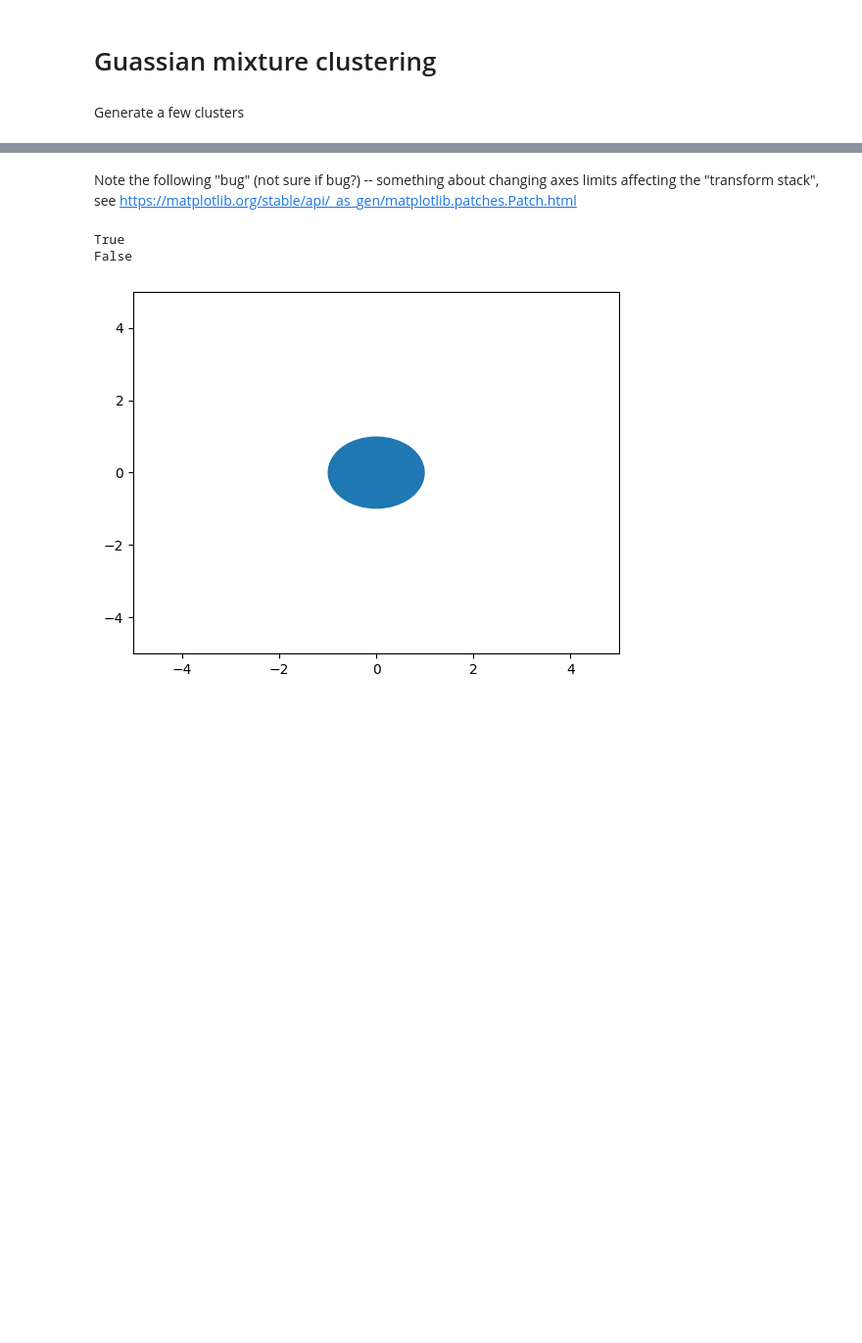
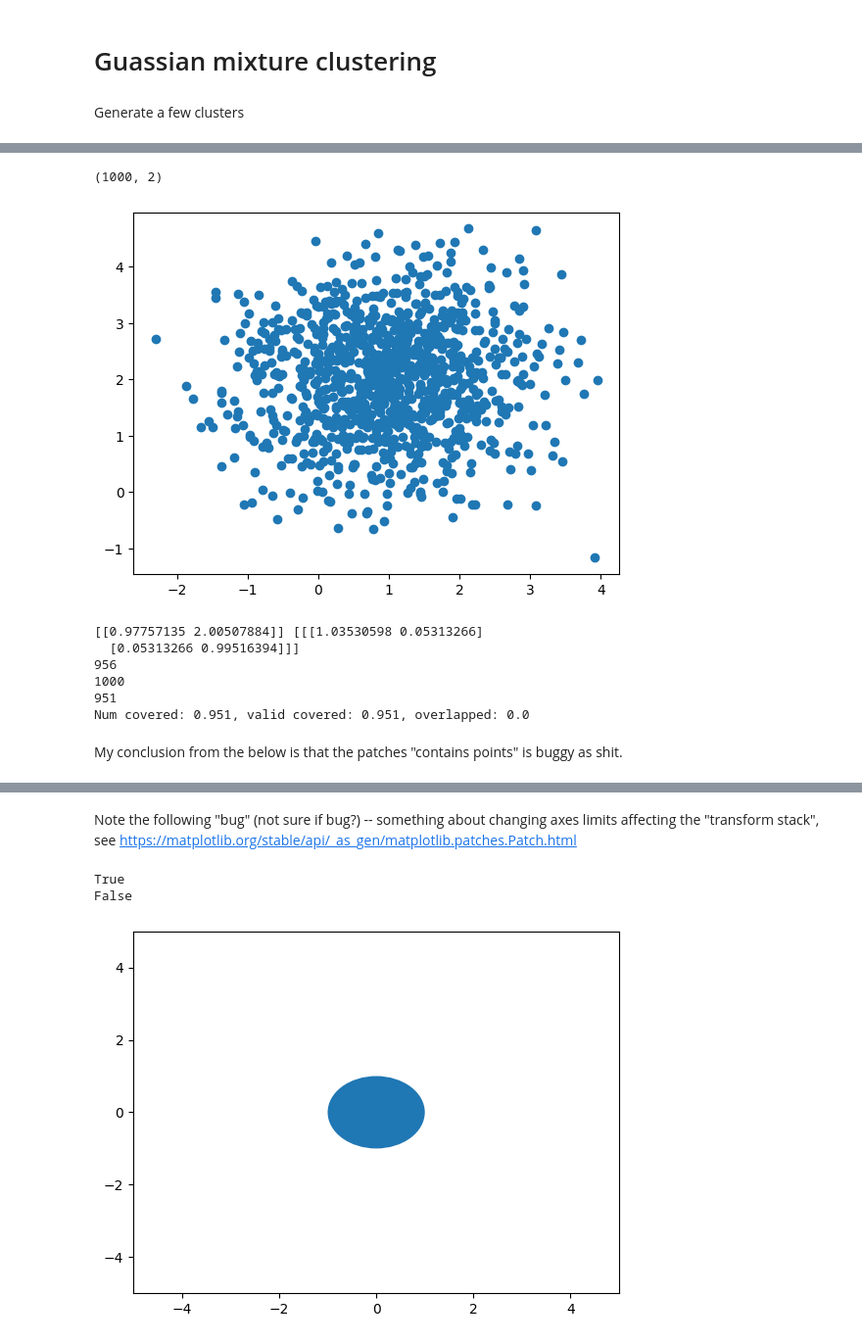
Before and after one commit to chenhi/groove_gang, a Jupyter notebook: gaussian_mixture.ipynb, the cells around one changed output, grey strips where cells are left out. Shown at 98% size. Cells and saved outputs as stored; diff of their text form; code cells hidden in the pictures; blank space fills up the shorter version.

Commit message:
gaussian mixture demo
Former-commit-id: 62ae829055c272dfb0ac32fb94eea944e8f34ce1

```diff
--- a/gaussian_mixture.ipynb
+++ b/gaussian_mixture.ipynb
@@ -4,0 +76,72 @@ Generate a few clusters
+# %%
+
+
+x1 = np.random.normal(loc=1.0, scale=1.0, size=1000)
+y1 = np.random.normal(loc=2.0, scale=1.0, size=1000)
+
+
+u, s, vh = np.linalg.svd(a)
+
+#x = np.concatenate([x1, x2])
+#y = np.concatenate([y1, y2])
+
+x = x1
+y = y1
+
+plt.scatter(x, y)
+
+data = np.stack([x, y], axis=1)
+print(data.shape)
+# %% [output]
+(1000, 2)
+[figure, added]
+# %%
+
+#bgm = BayesianGaussianMixture(n_components=2)
+gm = GaussianMixture(n_components=1)
+
+
+gm.fit(data)
+#bgm.fit(data)
+
+print(gm.means_, gm.covariances_)
+
+#print(bgm.means_.shape)
+
+# (patch, data index)
+patches, coverage = get_patches(gm, 0.95, data)
+total_coverage = np.sum(coverage, axis=0) != 0
+num_covered = np.sum(total_coverage)
+
+valid_patches = coverage.sum(axis=1) >= data.shape[0]/10
+valid_covered = (coverage[valid_patches].sum(axis=0) != 0).sum()
+
+overlapped = (coverage.sum(axis=0) > 1).sum()
+
+p = patches[0]
+print((p.contains_points(data) == (ellipse_contains_points(gm.means_[0], gm.covariances_[0], data))).sum())
+
+print(data.shape[0])
+print(ellipse_contains_points(gm.means_[0], gm.covariances_[0], data).sum())
+
+# TODO something is wrong here.
+print(f"Num covered: {num_covered/data.shape[0]}, valid covered: {valid_covered/data.shape[0]}, overlapped: {overlapped/data.shape[0]}")
+
+# plt.figure()
+# ax = plt.gca()
+# ax.set_xlim([-5, 5])
+# ax.set_ylim([-5, 5])
+
+
+# plt.scatter(x, y, alpha=0.7)
+# for p in patches:
+#     ax.add_patch(p)
+# %% [output]
+[[0.97757135 2.00507884]] [[[1.03530598 0.05313266]
+  [0.05313266 0.99516394]]]
+956
+1000
+951
+Num covered: 0.951, valid covered: 0.951, overlapped: 0.0
+# %% [markdown]
+My conclusion from the below is that the patches "contains points" is buggy as shit.
```
Also changed, not shown: parts of 22 cells of this notebook, 2 other files.
